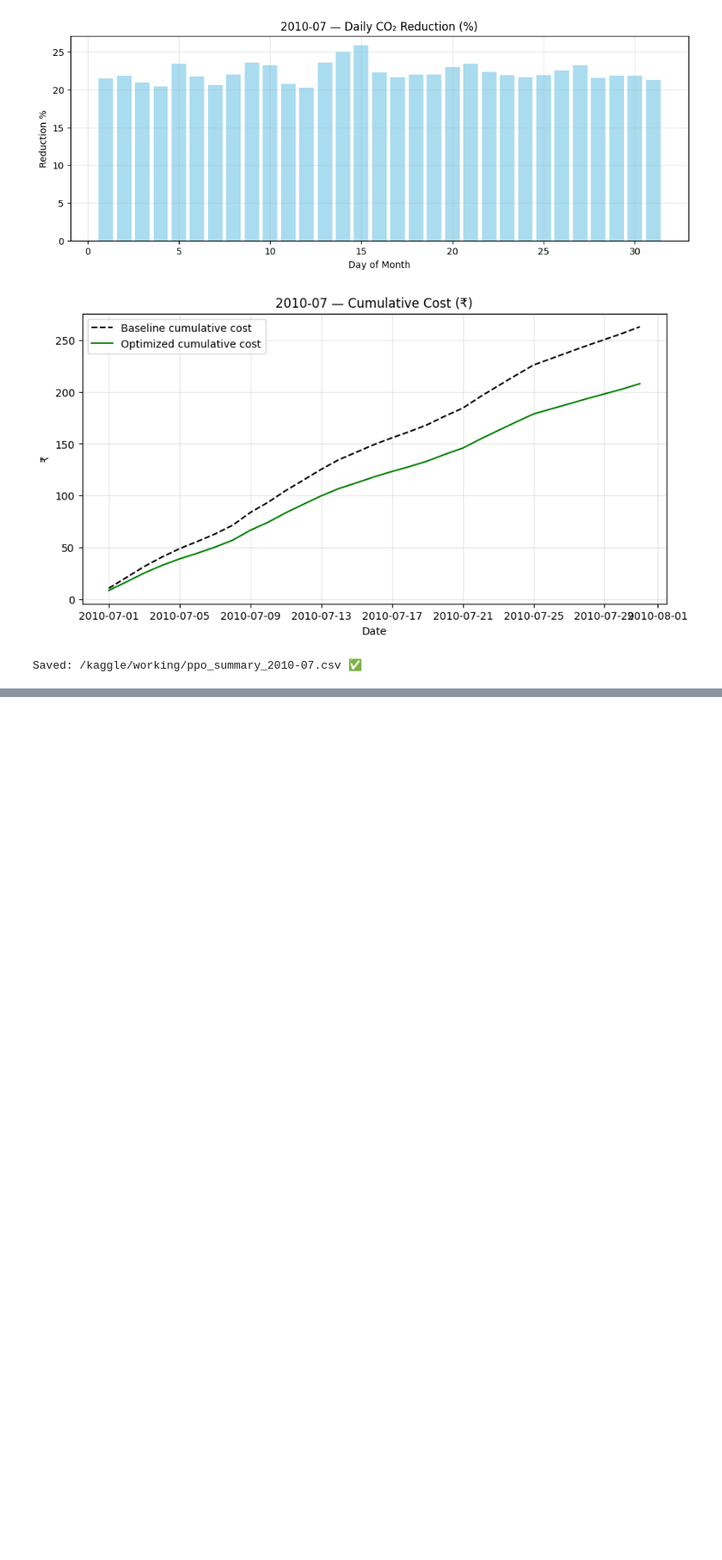
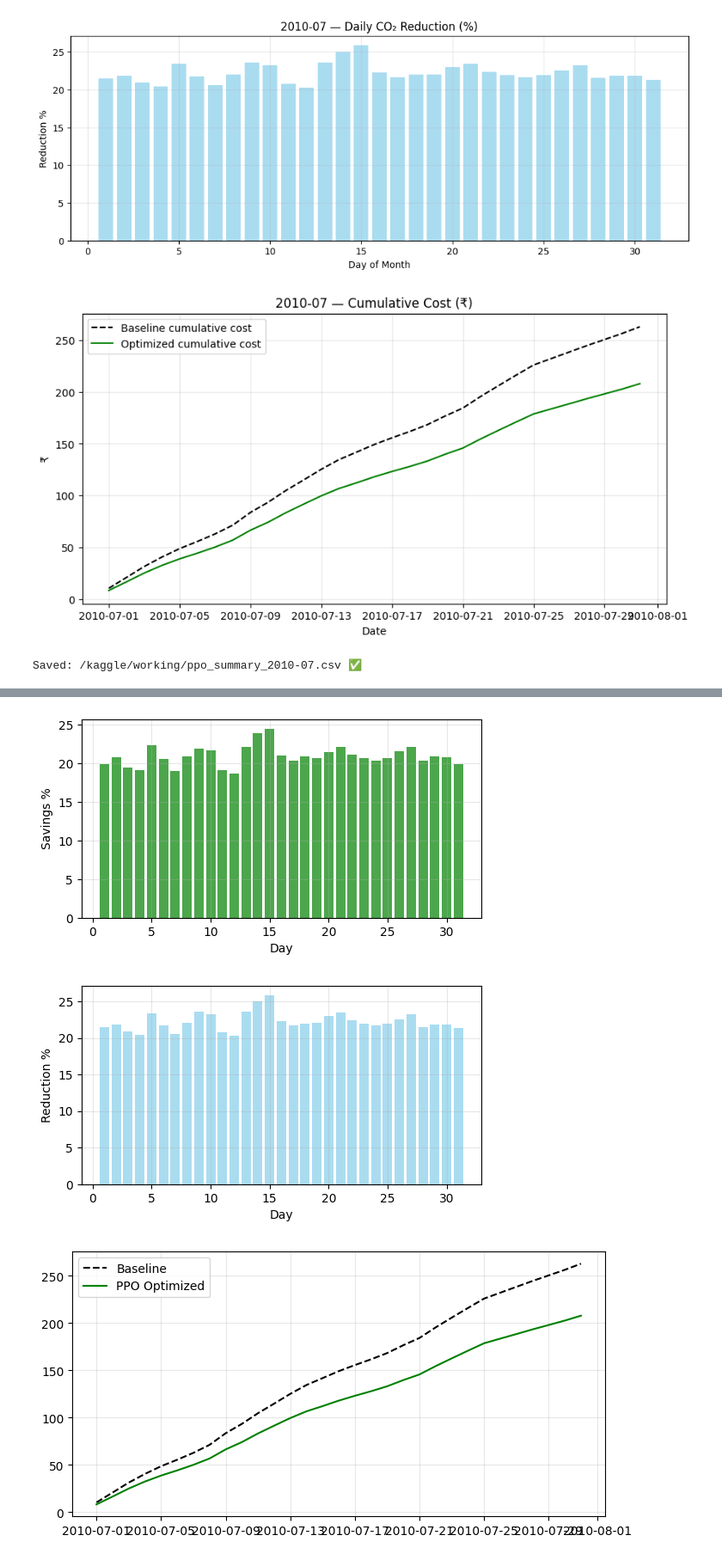
Before and after one commit to yashraj2310/Smart-energy-Forecast, a Jupyter notebook: smart-energy-forecasting-and-optimisation.ipynb, the cells around one changed output, grey strips where cells are left out. Shown at 86% size. Drawn from its saved outputs; the diff is of its cells as text; code cells hidden in the pictures; blank space fills up the shorter version.

Commit message:
Kaggle Notebook | Smart-Energy Forecasting And Optimisation | Version 11

```diff
--- a/smart-energy-forecasting-and-optimisation.ipynb
+++ b/smart-energy-forecasting-and-optimisation.ipynb
@@ -1963,0 +1984,72 @@ Saved: /kaggle/working/ppo_summary_2010-07.csv ✅
+# %%
+import streamlit as st
+import pandas as pd
+import numpy as np
+import matplotlib.pyplot as plt
+from stable_baselines3 import PPO
+import os
+
+st.set_page_config(page_title="Smart Energy Optimizer", layout="wide")
+st.title("⚡ Smart Energy Optimization Dashboard (PPO-RL)")
+
+# -------------------------------
+# Load model and data
+# -------------------------------
+@st.cache_resource
+def load_model(path="ppo_model.zip"):
+    if os.path.exists(path):
+        return PPO.load(path)
+    else:
+        st.warning("⚠️ PPO model not found — upload or train first.")
+        return None
+
+@st.cache_data
+def load_data(month):
+    csv_path = f"/kaggle/working/ppo_summary_{month}.csv"
+    if os.path.exists(csv_path):
+        return pd.read_csv(csv_path, parse_dates=["date"])
+    else:
+        st.warning("Summary CSV not found.")
+        return None
+
+months = ["2010-01","2010-02","2010-03","2010-04","2010-05","2010-06",
+          "2010-07","2010-08","2010-09","2010-10","2010-11"]
+selected_month = st.sidebar.selectbox("📅 Select Month", months, index=6)
+ppo_model = load_model()
+df_month = load_data(selected_month)
+
+# -------------------------------
+# Main dashboard
+# -------------------------------
+if df_month is not None:
+    col1, col2 = st.columns(2)
+
+    with col1:
+        st.subheader("Daily Cost Savings (%)")
+        fig, ax = plt.subplots(figsize=(6,3))
+        ax.bar(df_month["date"].dt.day, df_month["savings_pct"], color="green", alpha=0.7)
+        ax.set_xlabel("Day"); ax.set_ylabel("Savings %"); ax.grid(alpha=0.3)
+        st.pyplot(fig)
+
+    with col2:
+        st.subheader("Daily CO₂ Reduction (%)")
+        fig, ax = plt.subplots(figsize=(6,3))
+        ax.bar(df_month["date"].dt.day, df_month["co2_reduction_pct"], color="skyblue", alpha=0.7)
+        ax.set_xlabel("Day"); ax.set_ylabel("Reduction %"); ax.grid(alpha=0.3)
+        st.pyplot(fig)
+
+    st.subheader("Cumulative Monthly Cost (₹)")
+    fig, ax = plt.subplots(figsize=(8,4))
+    ax.plot(df_month["date"], df_month["cum_cost_base"], "--", label="Baseline", color="black")
+    ax.plot(df_month["date"], df_month["cum_cost_opt"], label="PPO Optimized", color="green")
+    ax.legend(); ax.grid(alpha=0.3)
+    st.pyplot(fig)
+
+    avg_save = df_month["savings_pct"].mean()
+    total_save = 100*(df_month["cum_cost_base"].iloc[-1]-df_month["cum_cost_opt"].iloc[-1])/df_month["cum_cost_base"].iloc[-1]
+    avg_co2 = df_month["co2_reduction_pct"].mean()
+    st.success(f"✅ **Average Savings:** {avg_save:.2f}% | CO₂ Reduction: {avg_co2:.2f}% | Total Month Saving: {total_save:.2f}%")
+
+else:
+    st.info("Select a valid month to view results.")
+# %% [output]
@@ -1963,0 +2073,3 @@ Saved: /kaggle/working/ppo_summary_2010-07.csv ✅
+[figure, added]
+[figure, added]
+[figure, added]
```
Also changed, not shown: parts of 3 cells of this notebook.
